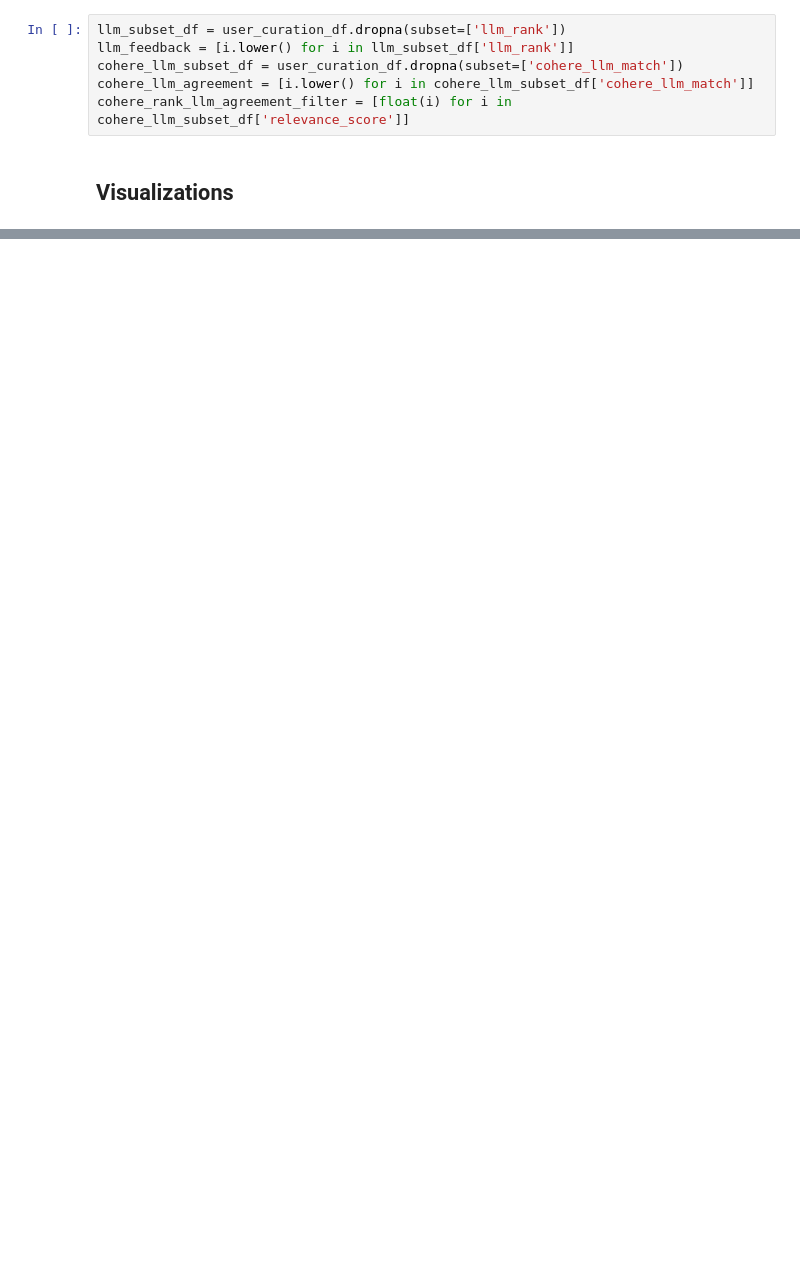
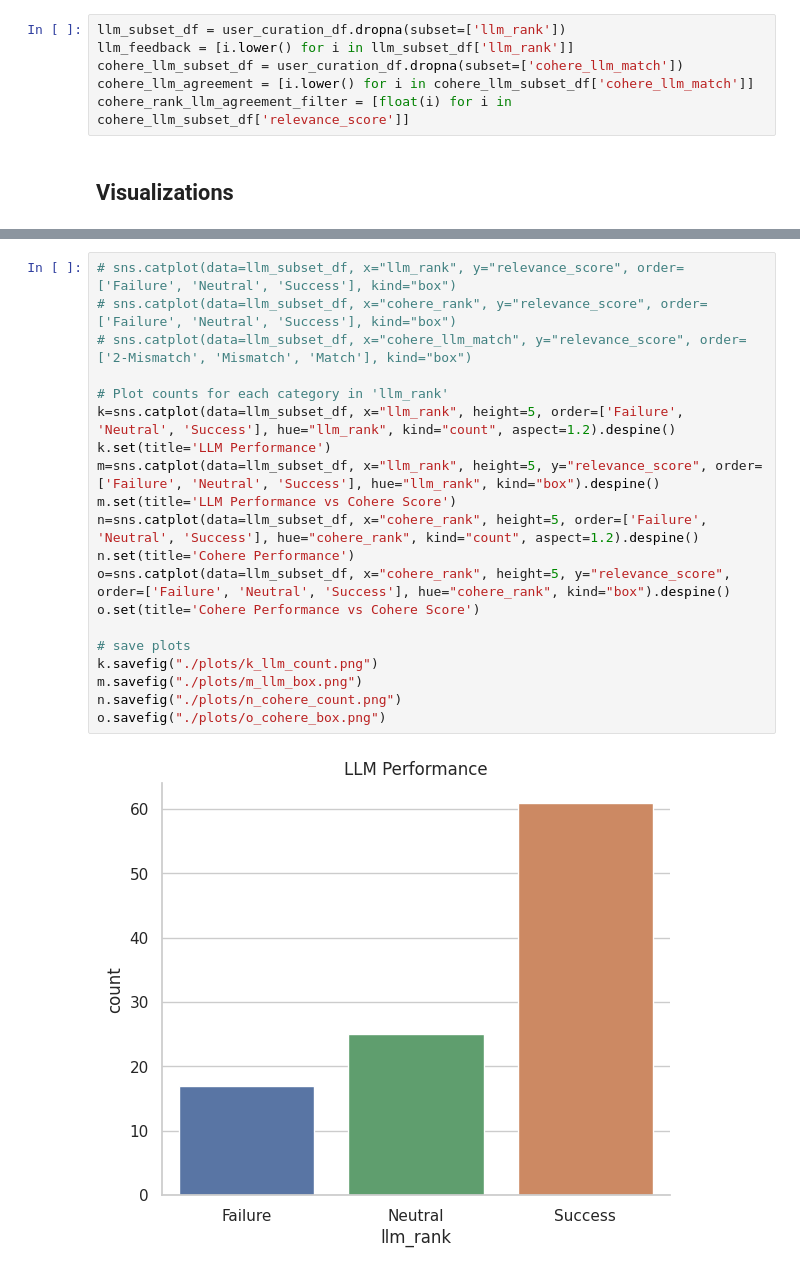
Before and after one commit to NCBI-Codeathons/mlxai-2024-team-beaumont, a Jupyter notebook: jupyter/notebooks/complete_workflow/evaluation/Eval.ipynb, the cells around one changed output, grey strips where cells are left out. Cells and saved outputs as stored; diff of their text form; blank space fills up the shorter version.

```diff
--- a/jupyter/notebooks/complete_workflow/evaluation/Eval.ipynb
+++ b/jupyter/notebooks/complete_workflow/evaluation/Eval.ipynb
@@ -128,0 +287,22 @@ plt.show()
+# %%
+# sns.catplot(data=llm_subset_df, x="llm_rank", y="relevance_score", order=['Failure', 'Neutral', 'Success'], kind="box")
+# sns.catplot(data=llm_subset_df, x="cohere_rank", y="relevance_score", order=['Failure', 'Neutral', 'Success'], kind="box")
+# sns.catplot(data=llm_subset_df, x="cohere_llm_match", y="relevance_score", order=['2-Mismatch', 'Mismatch', 'Match'], kind="box")
+
+# Plot counts for each category in 'llm_rank'
+k=sns.catplot(data=llm_subset_df, x="llm_rank", height=5, order=['Failure', 'Neutral', 'Success'], hue="llm_rank", kind="count", aspect=1.2).despine()
+k.set(title='LLM Performance')
+m=sns.catplot(data=llm_subset_df, x="llm_rank", height=5, y="relevance_score", order=['Failure', 'Neutral', 'Success'], hue="llm_rank", kind="box").despine()
+m.set(title='LLM Performance vs Cohere Score')
+n=sns.catplot(data=llm_subset_df, x="cohere_rank", height=5, order=['Failure', 'Neutral', 'Success'], hue="cohere_rank", kind="count", aspect=1.2).despine()
+n.set(title='Cohere Performance')
+o=sns.catplot(data=llm_subset_df, x="cohere_rank", height=5, y="relevance_score", order=['Failure', 'Neutral', 'Success'], hue="cohere_rank", kind="box").despine()
+o.set(title='Cohere Performance vs Cohere Score')
+
+# save plots
+k.savefig("./plots/k_llm_count.png")
+m.savefig("./plots/m_llm_box.png")
+n.savefig("./plots/n_cohere_count.png")
+o.savefig("./plots/o_cohere_box.png")
+# %% [output]
+[figure, added]
```
Also changed, not shown: parts of 18 cells of this notebook, 15 other files.
